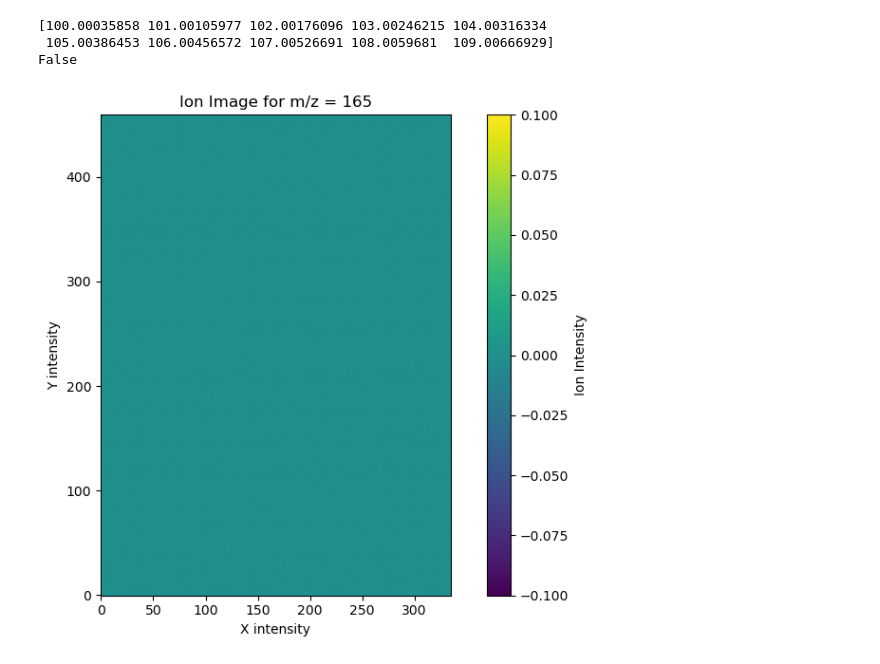
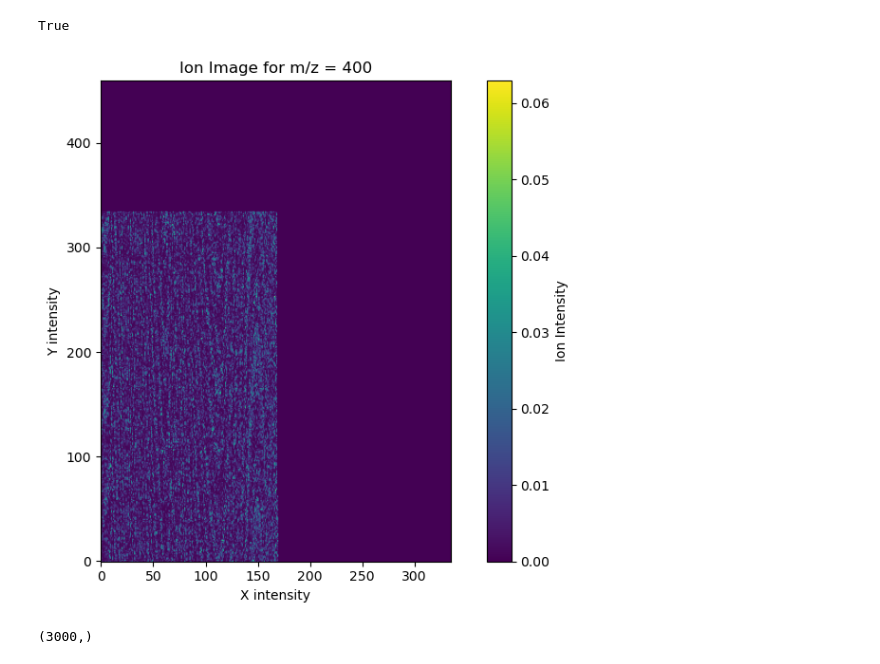
Before and after one commit to Tapiwamaz/HonoursResearch, a Jupyter notebook: Notebooks/VisualizeNpy.ipynb, the cells around one changed output. Drawn from its saved outputs; the diff is of its cells as text; code cells hidden in the pictures.

Commit message:
Tring to figure stuff out

```diff
--- a/Notebooks/VisualizeNpy.ipynb
+++ b/Notebooks/VisualizeNpy.ipynb
@@ -13,8 +13,8 @@ file.close()
 # %%
 import matplotlib.pyplot as plt
 # Choose the m/z you want to plot  and tolerance
-target_mz = 165
-tolerance = 0.02
+target_mz = 400
+tolerance = 1
 
 # Get image dimensions
 width = 335
@@ -22,44 +22,45 @@ height = 460
 
 # Create empty image
 ion_image = np.zeros((height, width))
-
 mz_mask = (common_mzs >= target_mz - tolerance) & (common_mzs <= target_mz + tolerance)
 
-print(common_mzs[:10])
+
 print(np.any(mz_mask))
 # Process each spectrum
 for index in range(len(HIV_OG)):
     intensities = HIV_OG[index]
 
     # Get average intensity for the target m/z range
     if np.any(mz_mask):
-        ion_intensity = np.mean(intensities[mz_mask])
+        ion_intensity = np.sum(intensities[mz_mask])
     else:
         ion_intensity = 0
 
     # Convert linear index to 2D coordinates
     # This should match how your original data was indexed
     x = index % width
     y = index // width
 
     # Make sure we don't exceed image bounds
-    if y < height:
-        ion_image[y, x] = ion_intensity
+    # if y < height:
+    ion_image[x, y] = ion_intensity
 
 
 
 
 # Plot the ion image
 plt.figure(figsize=(8, 6))
 plt.imshow(ion_image, cmap='viridis', origin='lower')
 plt.colorbar(label='Ion Intensity')
 plt.title(f"Ion Image for m/z = {target_mz}")
 plt.xlabel("X intensity")
 plt.ylabel("Y intensity")
 plt.tight_layout()
 plt.show()
 # %% [output]
-[100.00035858 101.00105977 102.00176096 103.00246215 104.00316334
- 105.00386453 106.00456572 107.00526691 108.0059681  109.00666929]
-False
+True
-[figure, old version]
+[figure, new version]
+# %%
+common_mzs.shape
+# %% [output]
+(3000,)
```
Also changed, not shown: 1 other file.
